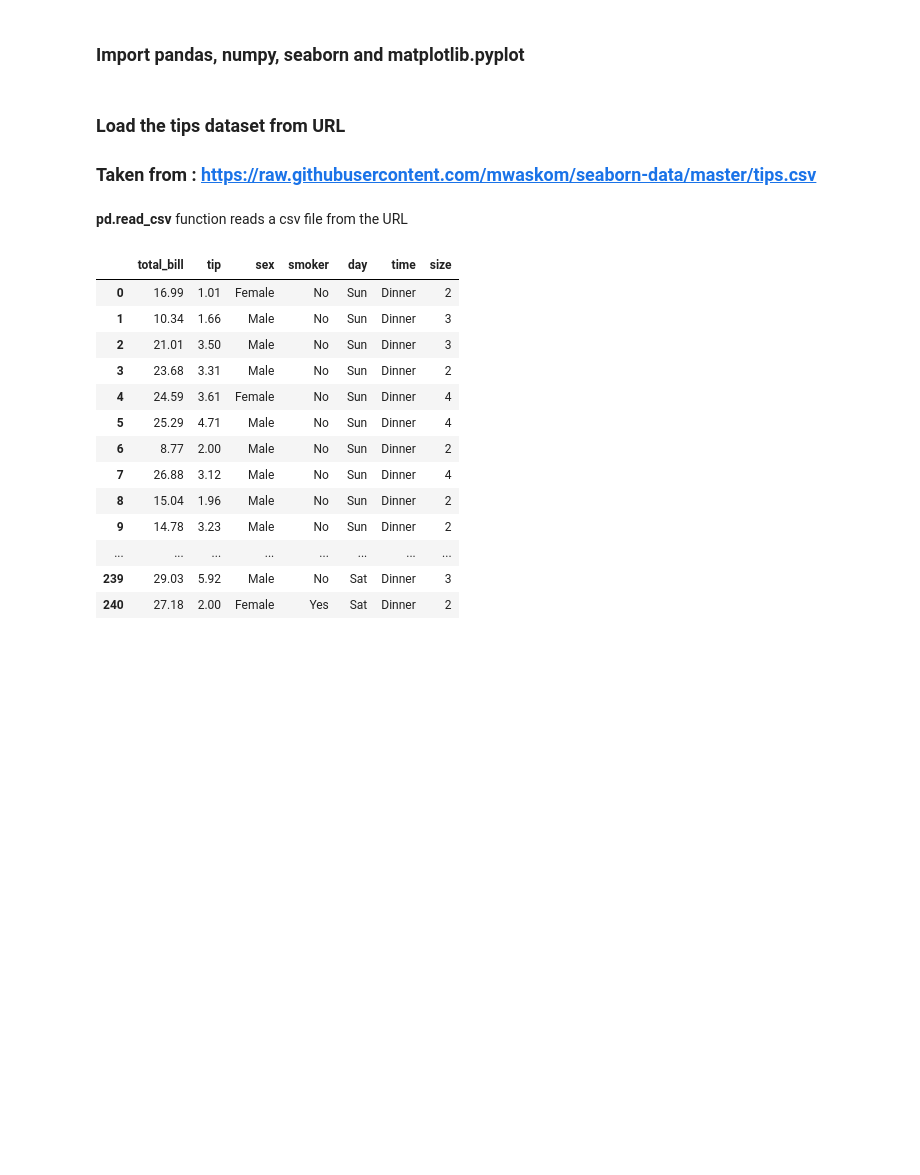
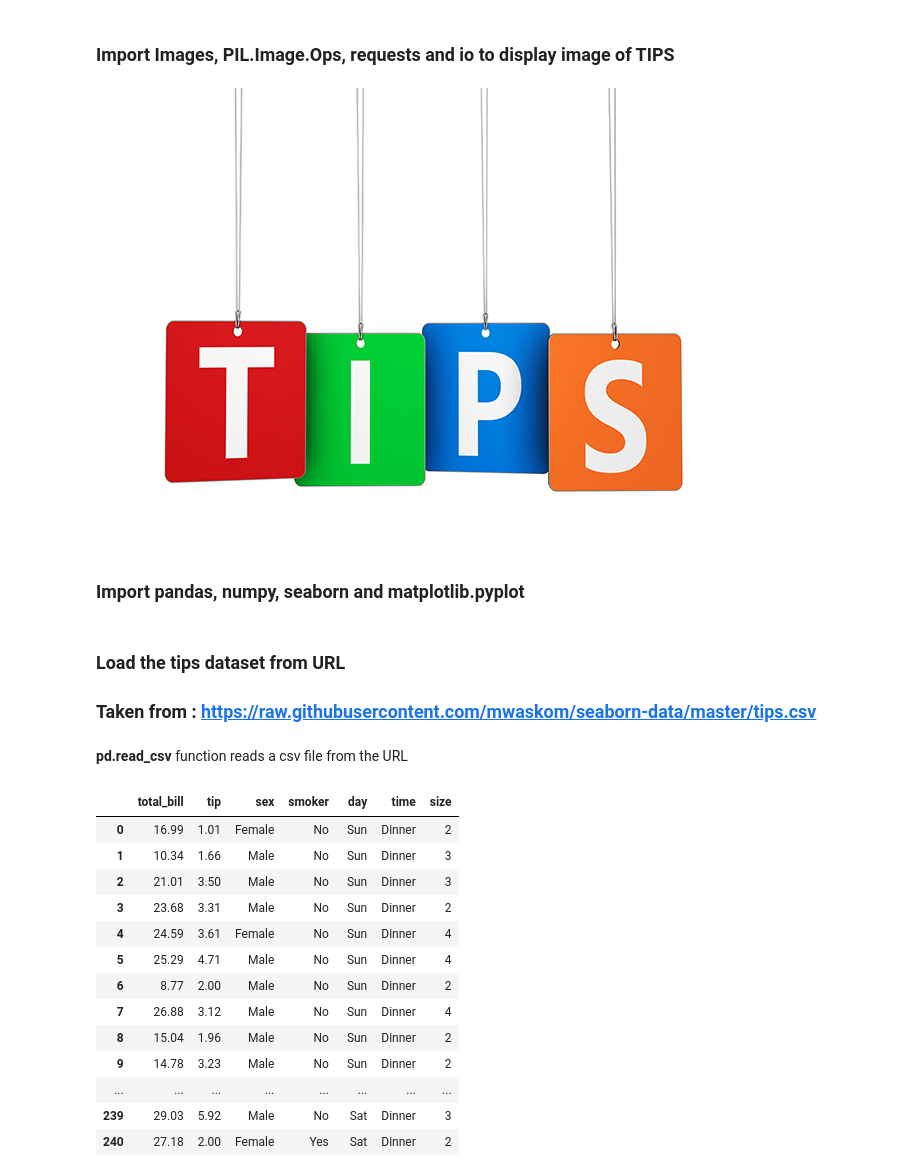
Before and after one commit to karolinaszafranbelzowska/tips-dataset-analysis, a Jupyter notebook: tips dataset with pandas.ipynb, the cells around one changed output. Drawn from its saved outputs; the diff is of its cells as text; code cells hidden in the pictures; blank space fills up the shorter version.

Commit message:
tips dataset

```diff
--- a/tips dataset with pandas.ipynb
+++ b/tips dataset with pandas.ipynb
@@ -1,3 +1,19 @@
+# %% [markdown]
+### Import Images, PIL.Image.Ops, requests and io to display image of TIPS
+# %%
+from PIL import Image
+import PIL.ImageOps
+import requests
+import io
+
+imgUrl = "https://raw.githubusercontent.com/karolinaszafranbelzowska/tips-dataset-analysis/master/tips.jpg"
+# image taken from google (https://www.google.com/imgres?imgurl=https%3A%2F%2Fwww.kochiesbusinessbuilders.com.au%2Fwp-content%2Fuploads%2F2019%2F02%2Ftips.jpg&imgrefurl=https%3A%2F%2Fwww.kochiesbusinessbuilders.com.au%2Ffive-tips-for-marketing-your-small-business-in-2019%2F&docid=2rleLalxFo86aM&tbnid=tF1r-oTC0FiKPM%3A&vet=10ahUKEwji-prTz4jmAhUQTsAKHXouAm4QMwhKKAkwCQ..i&w=660&h=450&bih=969&biw=1920&q=tips%20image&ved=0ahUKEwji-prTz4jmAhUQTsAKHXouAm4QMwhKKAkwCQ&iact=mrc&uact=8)
+r = requests.get(imgUrl, stream=True)
+img = Image.open(io.BytesIO(r.content))
+# %%
+img
+# %% [output]
+[figure, added]
 # %% [markdown]
 ### Import pandas, numpy, seaborn and matplotlib.pyplot
 # %%
```
